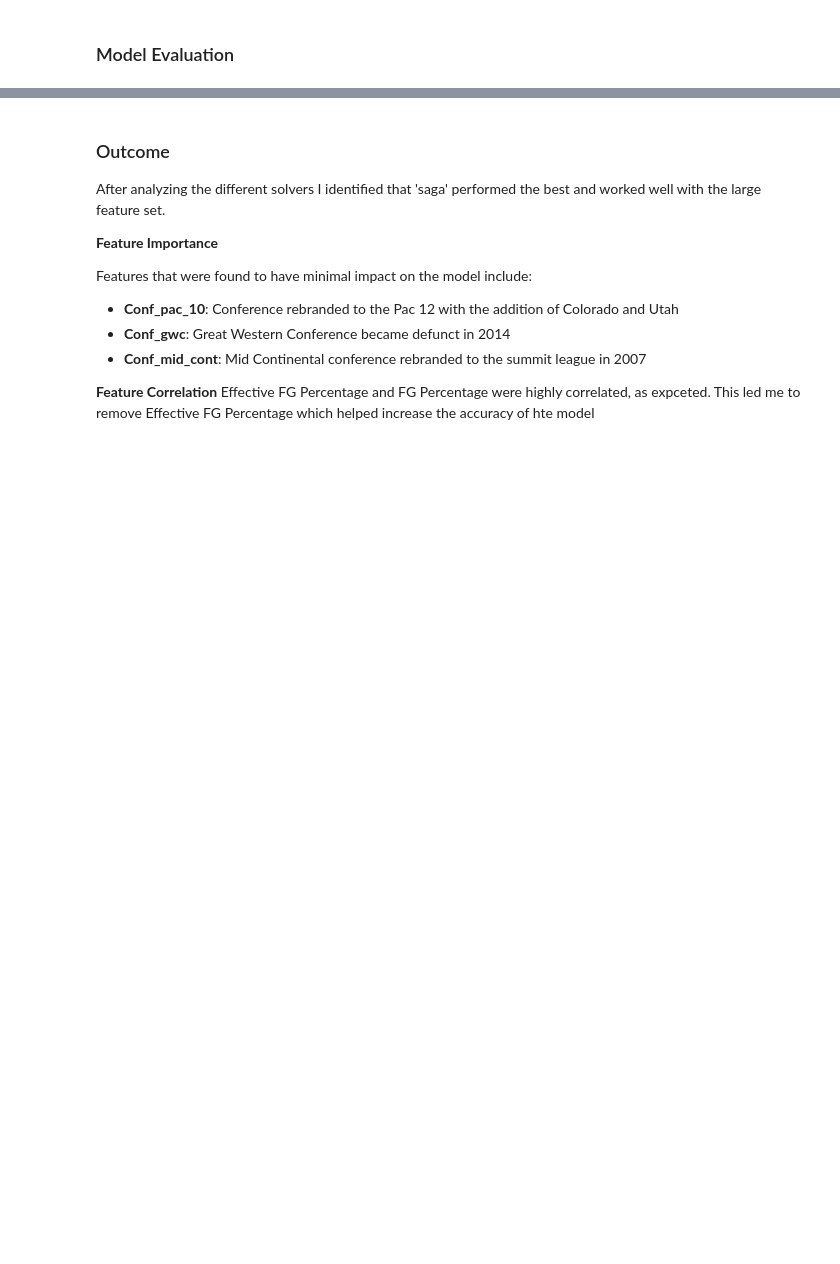
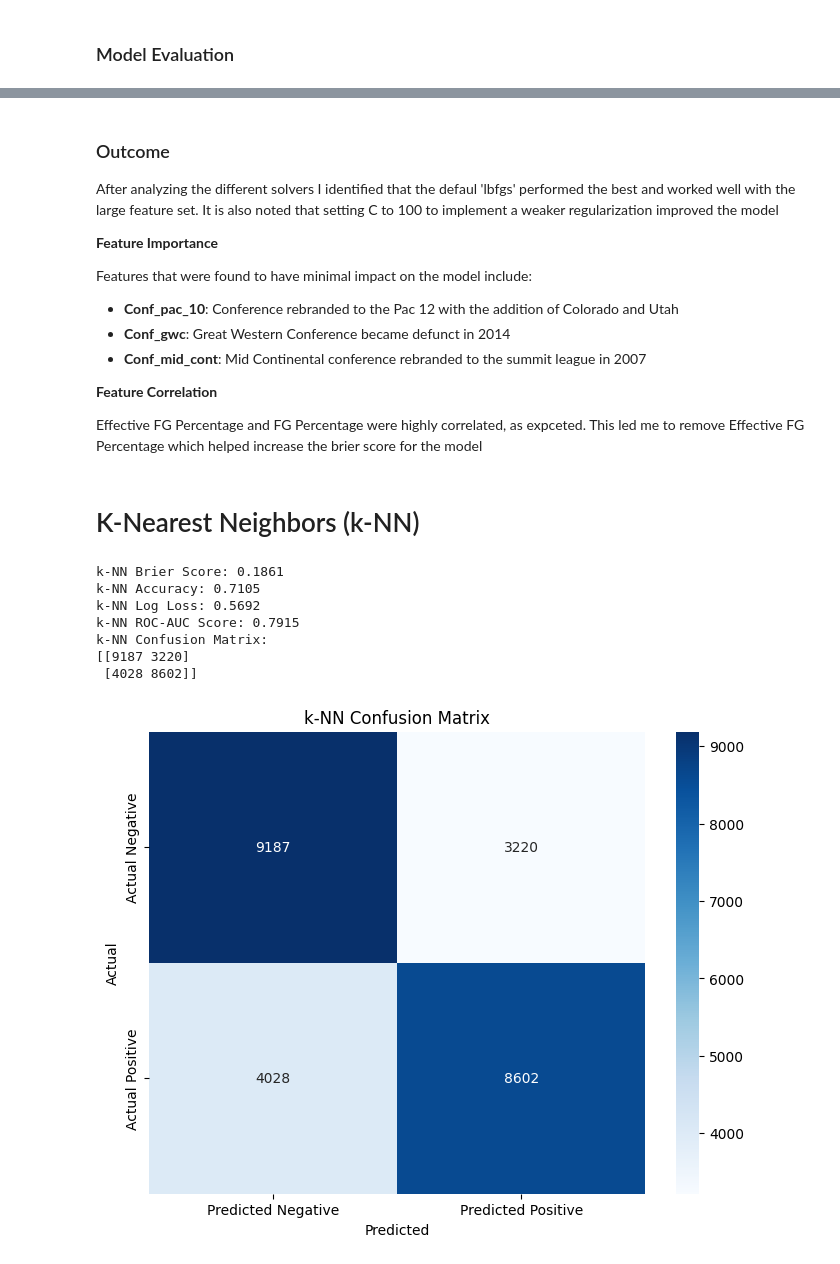
Before and after one commit to alexreid-14/March_ML_Mania_2025, a Jupyter notebook: modeling/reg_season_ml_model.ipynb, the cells around one changed output, grey strips where cells are left out. Drawn from its saved outputs; the diff is of its cells as text; code cells hidden in the pictures; blank space fills up the shorter version.

Commit message:
complete k-nn model

```diff
--- a/modeling/reg_season_ml_model.ipynb
+++ b/modeling/reg_season_ml_model.ipynb
@@ -121,6 +128,6 @@ ROC-AUC Score: 0.8370
 # %% [markdown]
 ### Outcome
-After analyzing the different solvers I identified that 'saga' performed the best and worked well with the large feature set.
+After analyzing the different solvers I identified that the defaul 'lbfgs' performed the best and worked well with the large feature set. It is also noted that setting C to 100 to implement a weaker regularization improved the model
 
 **Feature Importance**
 
@@ -130,4 +137,48 @@ Features that were found to have minimal impact on the model include:
   - **Conf_mid_cont**: Mid Continental conference rebranded to the summit league in 2007
 
 **Feature Correlation**
-Effective FG Percentage and FG Percentage were highly correlated, as expceted. This led me to remove Effective FG Percentage which helped increase the accuracy of hte model
+
+Effective FG Percentage and FG Percentage were highly correlated, as expceted. This led me to remove Effective FG Percentage which helped increase the brier score for the model
+# %% [markdown]
+# K-Nearest Neighbors (k-NN)
+# %%
+# k-NN model
+knn = KNeighborsClassifier(n_neighbors=30)
+knn.fit(X_train_scaled, y_train)
+
+# Make predictions on the test set
+y_pred_knn = knn.predict(X_test_scaled)
+y_pred_probs_knn = knn.predict_proba(X_test_scaled)[:, 1]
+
+# Calculate evaluation metrics
+knn_brier = brier_score_loss(y_test, y_pred_probs_knn)
+print(f'k-NN Brier Score: {knn_brier:.4f}')
+
+knn_accuracy = accuracy_score(y_test, y_pred_knn)
+print(f'k-NN Accuracy: {knn_accuracy:.4f}')
+
+knn_logloss = log_loss(y_test, y_pred_probs_knn)
+print(f'k-NN Log Loss: {knn_logloss:.4f}')
+
+knn_auc = roc_auc_score(y_test, y_pred_probs_knn)
+print(f'k-NN ROC-AUC Score: {knn_auc:.4f}')
+
+# Calculate and display the confusion matrix
+knn_conf_matrix = confusion_matrix(y_test, y_pred_knn)
+
+# Plot the confusion matrix
+plt.figure(figsize=(8, 6))
+sns.heatmap(knn_conf_matrix, annot=True, fmt='d', cmap='Blues', xticklabels=['Predicted Negative', 'Predicted Positive'], yticklabels=['Actual Negative', 'Actual Positive'])
+plt.xlabel('Predicted')
+plt.ylabel('Actual')
+plt.title('k-NN Confusion Matrix')
+plt.show()
+# %% [output]
+k-NN Brier Score: 0.1861
+k-NN Accuracy: 0.7105
+k-NN Log Loss: 0.5692
+k-NN ROC-AUC Score: 0.7915
+k-NN Confusion Matrix:
+[[9187 3220]
+ [4028 8602]]
+[figure, added]
```
Also changed, not shown: parts of 10 cells of this notebook.
